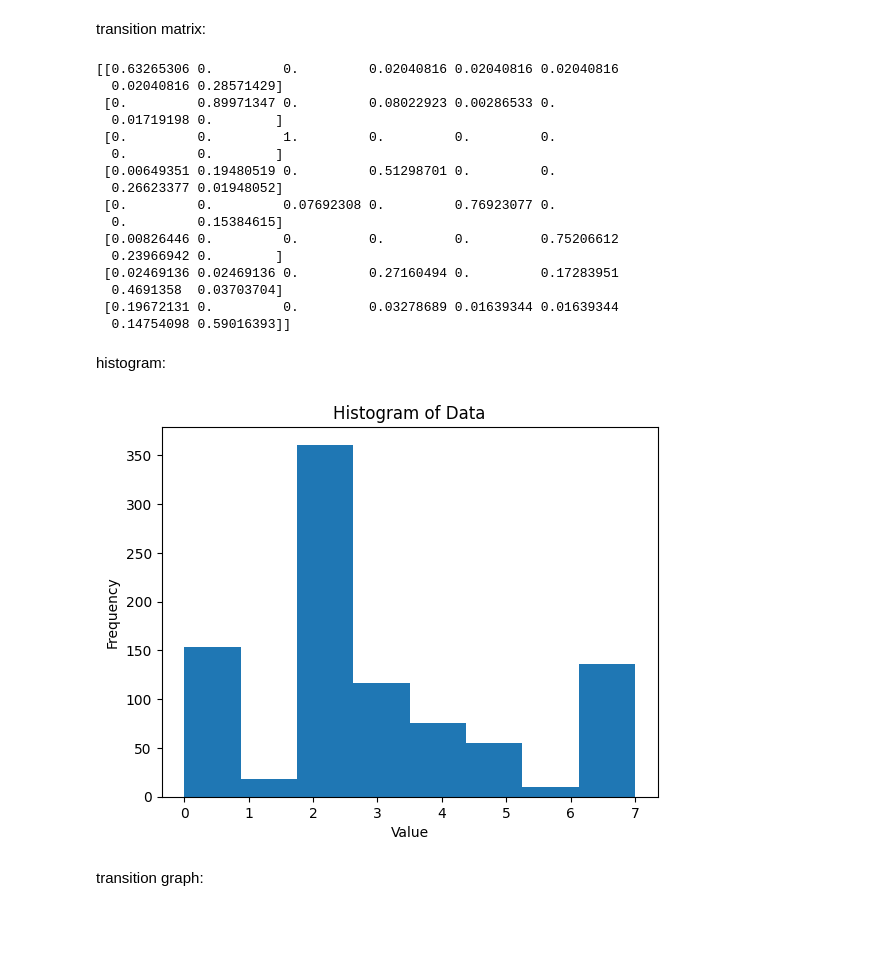
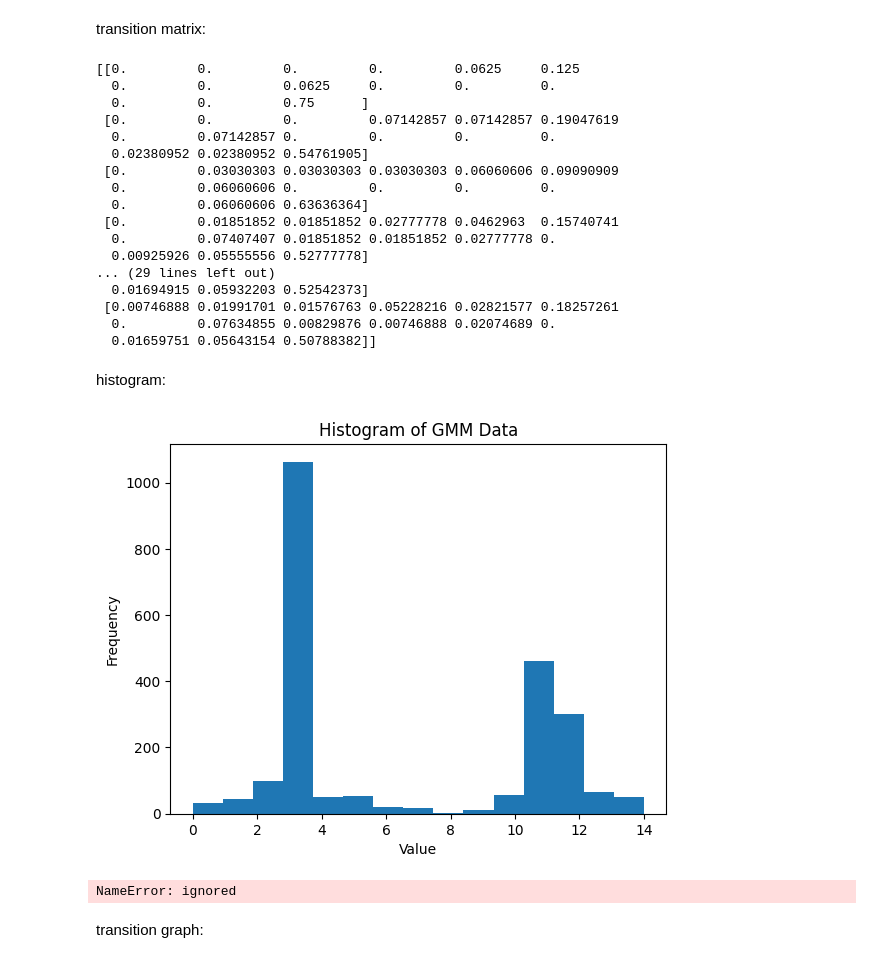
Before and after one commit to MeysamAmirsardari/PoseModel, a Jupyter notebook: Jupyter Notebook/PennActionTest.ipynb, the cells around one changed output. Drawn from its saved outputs; the diff is of its cells as text; code cells hidden in the pictures; blank space fills up the shorter version.

```diff
--- a/Jupyter Notebook/PennActionTest.ipynb
+++ b/Jupyter Notebook/PennActionTest.ipynb
@@ -177,4 +196,6 @@ action_map = {
 # %%
+from torch_geometric.data import Data
+
 directory = "/content/pennaction/Penn_Action/labels"
 
 graph_list = []
@@ -199,23 +220,30 @@ for filename in os.listdir(directory):
         x_mean = np.sum(x * visibility, axis=1) / np.sum(visibility, axis=1)
         y_mean = np.sum(y * visibility, axis=1) / np.sum(visibility, axis=1)
 
+        if len(bbox_h) != x.shape[0]:
+          continue
+
         x_norm = (x - np.expand_dims(x_mean, axis=1)) / bbox_w[:, np.newaxis]
         y_norm = (y - np.expand_dims(y_mean, axis=1)) / bbox_h[:, np.newaxis]
 
         x_norm = torch.tensor(x_norm, dtype=torch.float)
         y_norm = torch.tensor(y_norm, dtype=torch.float)
         visibility = torch.tensor(visibility, dtype=torch.float)
-        node_features = torch.cat([x_norm, y_norm, visibility], dim=1)
 
-        edge_index, edge_attr = get_edge_idx(int(mat_data['nframes']))
+        # node_features = torch.cat([x_norm, y_norm, visibility], dim=1)
+        nframes = int(mat_data['nframes'])
+
+        node_features = set_nodes(x_norm, y_norm, visibility, nframes, land_mark_num=13)
+
+        edge_index, edge_attr = get_edge_idx(nframes)
         y = action_map[mat_data['action'][0]]
-        label_list.append[y]
-        nframes_list.append(int(mat_data['nframes']))
+        label_list.append(y)
+        nframes_list.append(nframes)
         pose_list.append(mat_data['pose'])
 
         # Create the Data object
-        data = Data(x=x, edge_index=edge_index, y=y)
-        graph_list.append(data)
+        # data = Data(x=node_features, edge_index=edge_index, edge_attr=edge_attr, y=y)
+        # graph_list.append(data)
 
 # Convert the list of Data objects to a PyTorch Geometric dataset
-dataset = torch_geometric.data.InMemoryDataset(graph_list)
+# dataset = torch_geometric.data.InMemoryDataset(graph_list)
@@ -679,10 +745,10 @@ np.save('node_embeddings.npy', embeddings)
 # %% [markdown]
 Reload:
 # %%
-embeddings = np.load('/content/drive/MyDrive/SocioSent/embeddings2.npy')
-embedded_3d = np.load('/content/drive/MyDrive/node_embeddings_3D.npy')
+embeddings = np.load('/content/drive/MyDrive/Behavioral/embeddings_PA.npy')
+# embedded_3d = np.load('/content/drive/MyDrive/node_embeddings_3D.npy')
 # %%
-embeddings2 = np.array(embeddings[:,0,:])
+embeddings2 = embeddings
 # %% [markdown]
 Visualizing the embedded data:
 # %%
@@ -700,7 +766,7 @@ from sklearn.mixture import GaussianMixture
 # embeddings = np.load('embeddings.npy')
 
 # Set the number of clusters
-num_clusters = 10
+num_clusters = 15
 
 # Initialize the GMM model
 gmm = GaussianMixture(n_components=num_clusters)
@@ -766,7 +818,7 @@ states = cluster_labels
 unique_states = np.unique(cluster_labels)
 
 # Calculate the size of the transition matrix
-matrix_size = 8
+matrix_size = 15
 
 # Create an empty transition matrix
 transition_matrix = np.zeros((matrix_size, matrix_size))
@@ -785,32 +837,40 @@ transition_matrix = np.divide(transition_matrix, row_sums[:, np.newaxis])
 
 print(transition_matrix)
 # %% [output]
-[[0.63265306 0.         0.         0.02040816 0.02040816 0.02040816
-  0.02040816 0.28571429]
- [0.         0.89971347 0.         0.08022923 0.00286533 0.
-  0.01719198 0.        ]
- [0.         0.         1.         0.         0.         0.
-  0.         0.        ]
- [0.00649351 0.19480519 0.         0.51298701 0.         0.
-  0.26623377 0.01948052]
- [0.         0.         0.07692308 0.         0.76923077 0.
-  0.         0.15384615]
- [0.00826446 0.         0.         0.         0.         0.75206612
-  0.23966942 0.        ]
- [0.02469136 0.02469136 0.         0.27160494 0.         0.17283951
-  0.4691358  0.03703704]
- [0.19672131 0.         0.         0.03278689 0.01639344 0.01639344
-  0.14754098 0.59016393]]
+[[0.         0.         0.         0.         0.0625     0.125
+  0.         0.         0.0625     0.         0.         0.
+  0.         0.         0.75      ]
+ [0.         0.         0.         0.07142857 0.07142857 0.19047619
+  0.         0.07142857 0.         0.         0.         0.
+  0.02380952 0.02380952 0.54761905]
+ [0.         0.03030303 0.03030303 0.03030303 0.06060606 0.09090909
+  0.         0.06060606 0.         0.         0.         0.
+  0.         0.06060606 0.63636364]
+ [0.         0.01851852 0.01851852 0.02777778 0.0462963  0.15740741
+  0.         0.07407407 0.01851852 0.01851852 0.02777778 0.
+  0.00925926 0.05555556 0.52777778]
+... (29 lines left out)
+  0.01694915 0.05932203 0.52542373]
+ [0.00746888 0.01991701 0.01576763 0.05228216 0.02821577 0.18257261
+  0.         0.07634855 0.00829876 0.00746888 0.02074689 0.
+  0.01659751 0.05643154 0.50788382]]
 # %% [markdown]
 histogram:
 # %%
-plt.hist(cluster_labels, bins=8)
+plt.hist(cluster_labels, bins=15)
 plt.xlabel('Value')
 plt.ylabel('Frequency')
-plt.title('Histogram of Data')
+plt.title('Histogram of GMM Data')
 plt.show()
+
+plt.hist(label_list, bins=15)
+plt.xlabel('Value')
+plt.ylabel('Frequency')
+plt.title('PennAction Labels')
+plt.show()
 # %% [output]
-[figure, old version]
+[figure, new version]
+NameError: ignored
 # %% [markdown]
 transition graph:
 # %%
```
Also changed, not shown: parts of 27 cells of this notebook.
